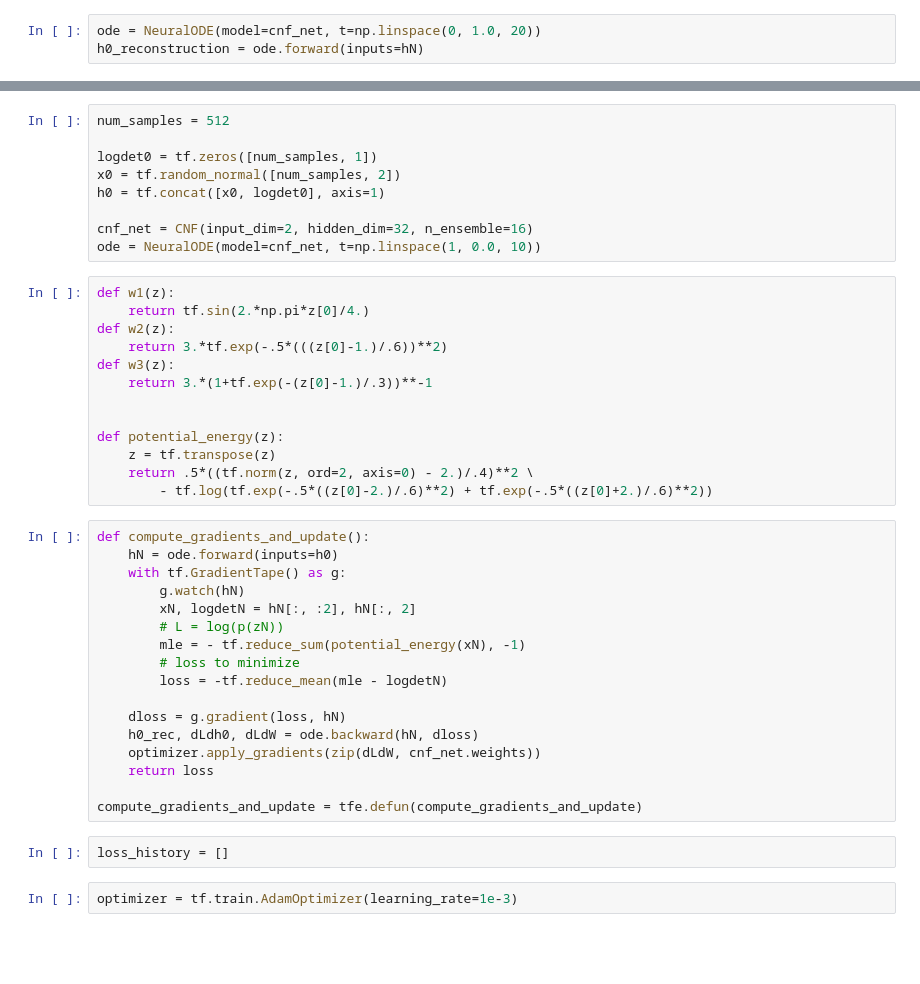
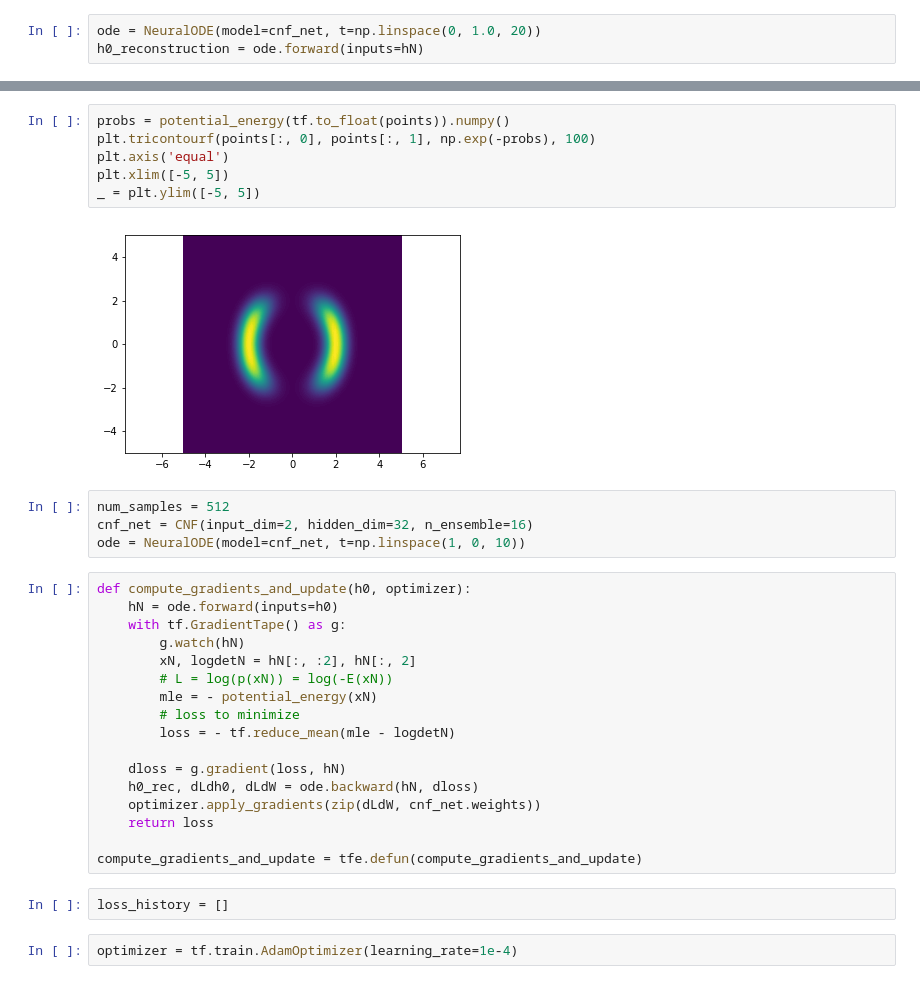
Before and after one commit to kmkolasinski/deep-learning-notes, a Jupyter notebook: seminars/Neural-ODE/nfs.ipynb, the cells around one changed output, grey strips where cells are left out. Saved outputs shown, nothing was run; the diff lists cells and outputs as text; blank space fills up the shorter version.

```diff
--- a/seminars/Neural-ODE/nfs.ipynb
+++ b/seminars/Neural-ODE/nfs.ipynb
@@ -139,35 +129,25 @@ _ = plt.axis("equal")
+# %%
+probs = potential_energy(tf.to_float(points)).numpy()
+plt.tricontourf(points[:, 0], points[:, 1], np.exp(-probs), 100)
+plt.axis('equal')
+plt.xlim([-5, 5])
+_ = plt.ylim([-5, 5])
+# %% [output]
+[figure, added]
 # %%
 num_samples = 512
-
-logdet0 = tf.zeros([num_samples, 1])
-x0 = tf.random_normal([num_samples, 2])
-h0 = tf.concat([x0, logdet0], axis=1)
-
 cnf_net = CNF(input_dim=2, hidden_dim=32, n_ensemble=16)
-ode = NeuralODE(model=cnf_net, t=np.linspace(1, 0.0, 10))
+ode = NeuralODE(model=cnf_net, t=np.linspace(1, 0, 10))
-# %%
-def w1(z):
-    return tf.sin(2.*np.pi*z[0]/4.)
-def w2(z):
-    return 3.*tf.exp(-.5*(((z[0]-1.)/.6))**2)
-def w3(z):
-    return 3.*(1+tf.exp(-(z[0]-1.)/.3))**-1
-
-
-def potential_energy(z):
-    z = tf.transpose(z)
-    return .5*((tf.norm(z, ord=2, axis=0) - 2.)/.4)**2 \
-        - tf.log(tf.exp(-.5*((z[0]-2.)/.6)**2) + tf.exp(-.5*((z[0]+2.)/.6)**2))
 # %%
-def compute_gradients_and_update():
+def compute_gradients_and_update(h0, optimizer):
     hN = ode.forward(inputs=h0)
     with tf.GradientTape() as g:
         g.watch(hN)
         xN, logdetN = hN[:, :2], hN[:, 2]
-        # L = log(p(zN))
-        mle = - tf.reduce_sum(potential_energy(xN), -1)
+        # L = log(p(xN)) = log(-E(xN))
+        mle = - potential_energy(xN)
         # loss to minimize
-        loss = -tf.reduce_mean(mle - logdetN)
+        loss = - tf.reduce_mean(mle - logdetN)
 
     dloss = g.gradient(loss, hN)
     h0_rec, dLdh0, dLdW = ode.backward(hN, dloss)
@@ -178,5 +158,5 @@ compute_gradients_and_update = tfe.defun(compute_gradients_and_update)
 # %%
 loss_history = []
 # %%
-optimizer = tf.train.AdamOptimizer(learning_rate=1e-3)
+optimizer = tf.train.AdamOptimizer(learning_rate=1e-4)
 # %%
```
Also changed, not shown: parts of 26 cells of this notebook.
